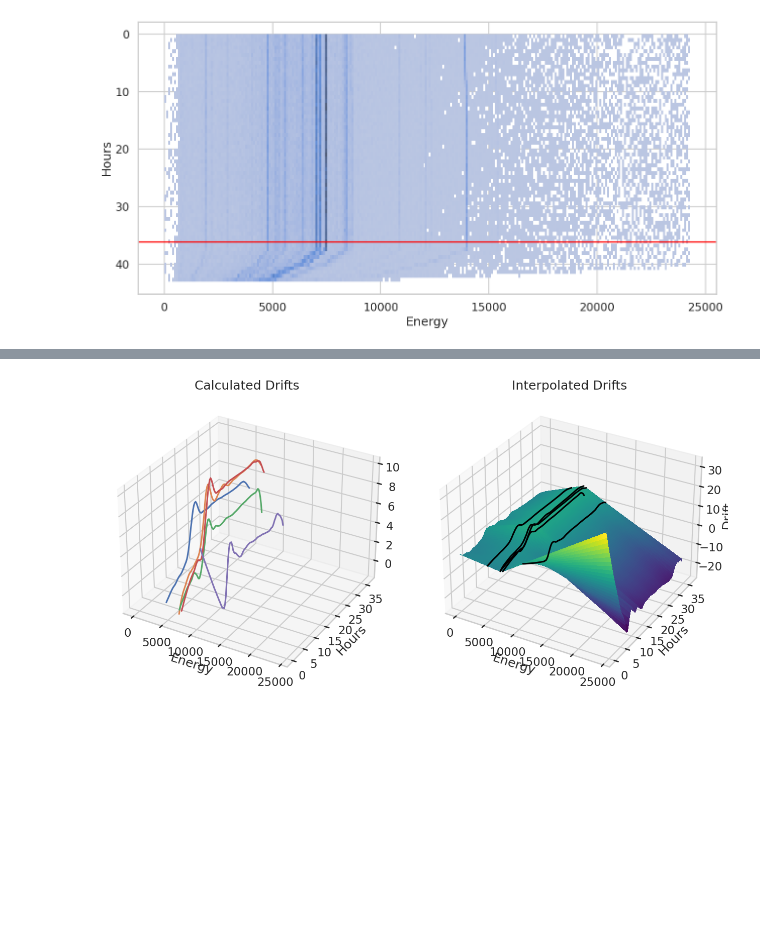
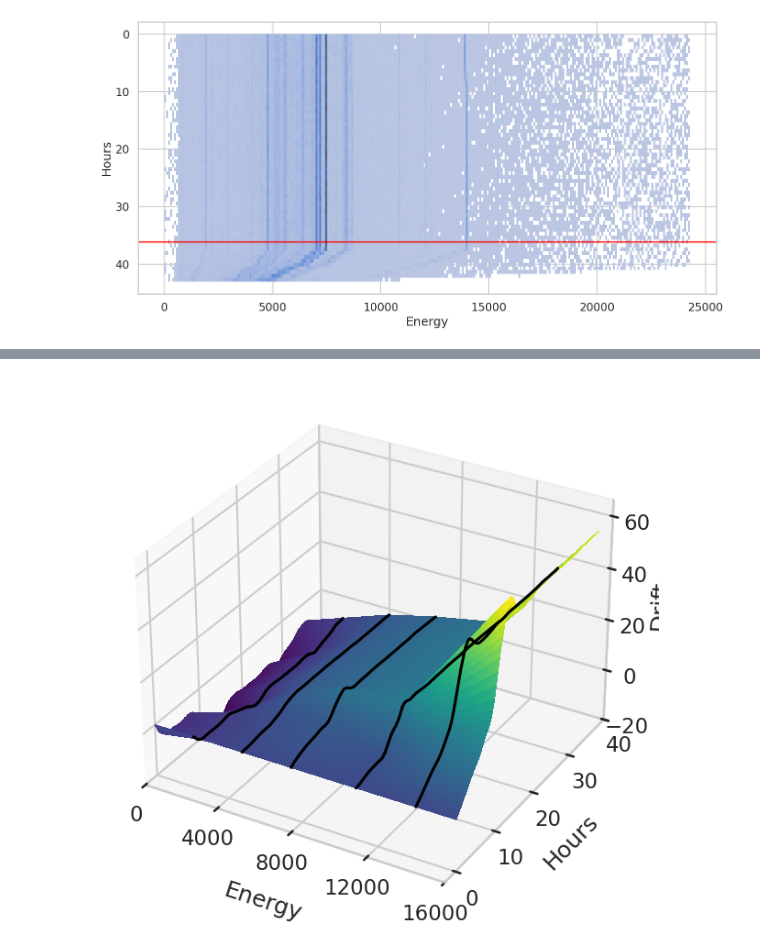
Before and after one commit to wstevick/Smoothing, a Jupyter notebook: Wes_slideplots.ipynb, the cells around one changed output, grey strips where cells are left out. Cells and saved outputs as stored; diff of their text form; code cells hidden in the pictures; blank space fills up the shorter version.

```diff
--- a/Wes_slideplots.ipynb
+++ b/Wes_slideplots.ipynb
@@ -16,5 +16,7 @@ channel_data = load_channel_data()
 values1 = channel_data.loc[1, "values"]
 times1 = channel_data.loc[1, "time"]
 times1 -= times1.min()
-trim_value = 130000
+t1sort_idx = times1.argsort()
+times1 = times1[t1sort_idx]
+values1 = values1[t1sort_idx]
 # %%
@@ -280,0 +335,2 @@ fig.tight_layout()
+# %%
+drift_info = make_stack_peaks_plot(selected_peaks, color=calib_peak_color, title=True, smooth=60, dedrift=True, ylim=0.015)
@@ -281,12 +343,12 @@ fig.tight_layout()
 # %%
-es = np.array(list(interp_dict.keys()))
-drift_grid = np.array(list(interp_dict.values()))
+es = np.array(list(drift_info.keys()))
+drift_grid = np.array(list(drift_info.values()))
 interp = RegularGridInterpolator(
-    (es, ts), drift_grid, bounds_error=False, fill_value=None
+    (es, times1), drift_grid, bounds_error=False, fill_value=None
 )
 
 count = 100
-eshow = np.linspace(values1.min(), values1.max(), count)
+eshow = np.linspace(values1.min(), e_end, count)
 tshow = np.linspace(times1.min(), times1.max(), count)
 eshow, tshow = np.meshgrid(eshow, tshow)
 interp_drifts = interp(np.vstack([eshow.flatten(), tshow.flatten()]).T).reshape(
@@ -294,48 +356,31 @@ interp_drifts = interp(np.vstack([eshow.flatten(), tshow.flatten()]).T).reshape(
 )
 # %%
 import operator
-from matplotlib import animation
 
 fig = plt.figure()
-ax1 = fig.add_subplot(1, 2, 1, projection="3d")
-ax2 = fig.add_subplot(1, 2, 2, projection="3d", sharex=ax1)
+ax = fig.add_subplot(1, 1, 1, projection="3d")
 
+ax.plot_surface(
+    eshow,
+    tshow / 60 / 60,
+    interp_drifts,
+    ccount=count,
+    rcount=count,
+    cmap="viridis",
+    linewidth=0,
+    antialiased=False,
+)
+for center, drifts in sorted(drift_info.items(), key=operator.itemgetter(0)):
+    ax.plot(times1 / 60 / 60, drifts, zs=center, zdir="x", color="black")
+ax.set_ylabel("\nHours")
+ax.set_xlabel("\n\nEnergy")
+ax.set_zlabel('Drift')
+ax.set_xlim(0, e_end)
+ax.set_xticks(range(0, 16001, 4000))
+ax.set_yticks(range(0, 41, 10))
 
-def init():
-    for center, drifts in sorted(interp_dict.items(), key=operator.itemgetter(0)):
-        ax1.plot(ts / 60 / 60, drifts, zs=center, zdir="x")
-    ax1.set_title("Calculated Drifts")
-    ax1.set_ylabel("Hours")
-    ax1.set_xlabel("Energy")
-    ax2.set_zlabel("Drift")
-    ax2.set_ylabel("Hours")
-    ax2.set_xlabel("Energy")
-    ax2.plot_surface(
-        eshow,
-        tshow / 60 / 60,
-        interp_drifts,
-        ccount=count,
-        rcount=count,
-        cmap="viridis",
-        linewidth=0,
-        antialiased=False,
-    )
-    for center, drifts in sorted(interp_dict.items(), key=operator.itemgetter(0)):
-        ax2.plot(ts / 60 / 60, drifts, zs=center, zdir="x", color="black")
-    ax2.set_title("Interpolated Drifts")
-
-    return (fig,)
-
-
-def animate(i):
-    ax1.view_init(elev=10, azim=i)
-    ax2.view_init(elev=10, azim=i)
-    return (fig,)
-
-
-init()
 fig.set_size_inches(13.32, 6.81)
 fig.tight_layout(pad=2)
 fig.savefig("/home/finally/Desktop/tmp.png")
 # %% [output]
-[figure, old version]
+[figure, new version]
```
Also changed, not shown: parts of 20 cells of this notebook.
